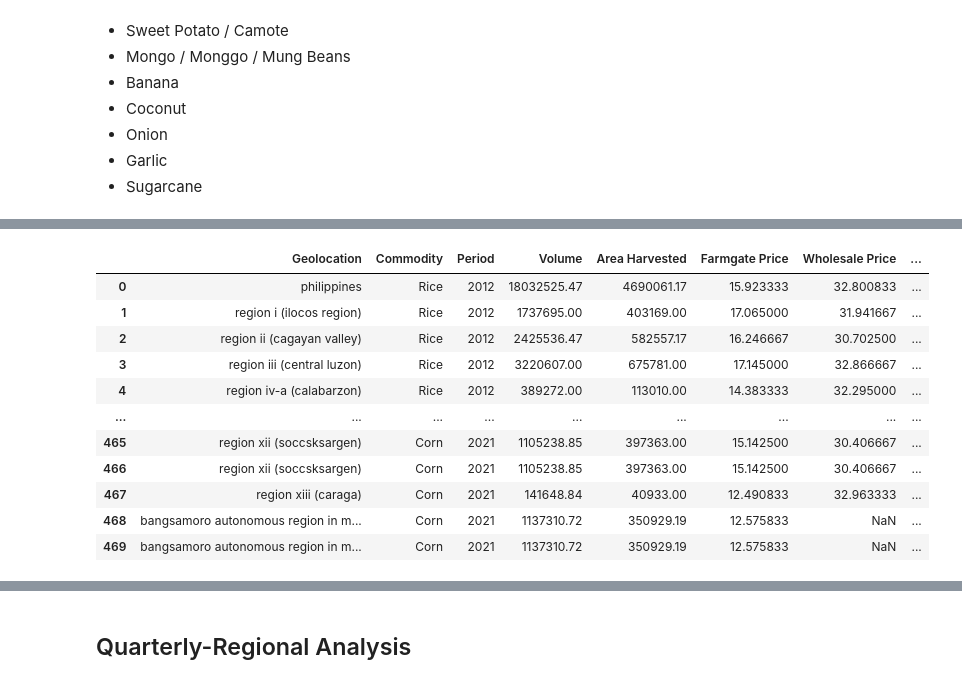
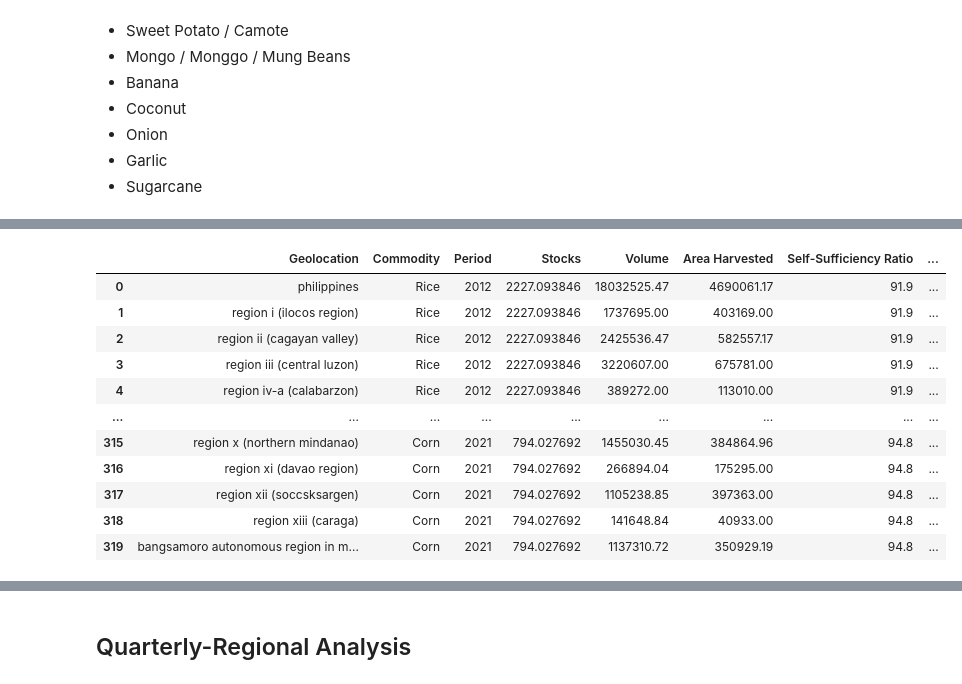
Before and after one commit to Bourbon-Rye/Baesian-Cropability, a Jupyter notebook: data_exploration.ipynb, the cells around one changed output, grey strips where cells are left out. Drawn from its saved outputs; the diff is of its cells as text; code cells hidden in the pictures.

```diff
--- a/data_exploration.ipynb
+++ b/data_exploration.ipynb
@@ -287,5 +313,6 @@ Annual-National and Annual-Regional analysis of the commodities Rice and Corn. O
 # %%
 # @title Annual megadataset for rice and corn
+# NOTE: Filter this during visualization and analysis to just Philippines or Regions
 def filter_period(df: pd.DataFrame, _type: str):
     if _type == "Annual":
         df = df.filter(regex="Commodity|Geolocation|Annual", axis=1)
@@ -302,7 +329,7 @@ df1 = preprocess_baesians_2(df1, {"Palay": "Rice", "Corn": "Corn"}, melt_value="
 # Farmgate Price of Rice and Corn
 df2 = pd.read_csv("datasets/prices/prices_farmgate-new-series_2010-2023.csv")
 df2 = get_annual_columns(df2, range(2012, 2024), 2)
-df2= preprocess_baesians_2(df2, {"Palay [Paddy] Other Variety, dry (conv. to 14% mc)": "Rice",
+df2 = preprocess_baesians_2(df2, {"Palay [Paddy] Other Variety, dry (conv. to 14% mc)": "Rice",
                                   "Corngrain [Maize] Yellow, matured": "Corn"}, melt_value="Farmgate Price")
 
 # Wholesale Price of Rice and Corn
@@ -325,43 +352,102 @@ df5 = preprocess_baesians_2(df5, {"Palay": "Rice", "Corn": "Corn"}, melt_value="
 # Consumer Price Index (All Income) per Region of Rice and Corn
 df6 = pd.read_csv("datasets/price-indices-2018-based/cpi_all-income-households-by-cg-with-backcasting_1994-2023.csv")
 df6 = get_annual_columns(df6, range(2012, 2024), 2)
 df6 = preprocess_baesians_2(df6, {"01.1.1.12 - Rice": "Rice",
                                   "01.1.1.16 - Corn": "Corn"}, melt_value="CPI All Income")
 
 # Consumer Price Index (Bottom 30) per Region of Rice and Corn
 df7 = pd.read_csv("datasets/price-indices-2018-based/cpi_bottom-30-by-cg-with-backcasting_2012-2017.csv")
 df7 = preprocess_baesians_2(df7, {"01.1.1.12 - Rice": "Rice", "01.1.1.16 - Corn": "Corn"}, melt_value=None)
 tdf = pd.read_csv("datasets/price-indices-2018-based/cpi_bottom-30-by-cg_2018-2023.csv")
 tdf = preprocess_baesians_2(tdf, {"01.1.1.12 - Rice": "Rice", "01.1.1.16 - Corn": "Corn"}, melt_value=None)
 df7 = pd.merge(df7, tdf, on=["Geolocation", "Commodity"])
 df7 = get_annual_columns(df7, range(2012, 2024), 2)
 df7 = preprocess_baesians_2(df7, {"Rice": "Rice", "Corn": "Corn"}, melt_value="CPI Bottom 30")
 
 # Costs and Returns per Region of Rice and Corn
 df8 = pd.read_csv("datasets/agricultural-indicators/costs-and-returns_rice-and-corn.csv", skiprows=1, na_values=[".."])
 df8 = df8[df8["Item"] == "NET RETURNS"]
 df8.drop("Item", axis=1, inplace=True)
 df8.rename({"Type": "Commodity"}, axis=1, inplace=True)
 df8 = preprocess_baesians_2(df8, {"All Palay": "Rice", "All Corn": "Corn"}, melt_value="Net Returns")
 df8 = df8[df8["Period"].str.contains("Average")]
 df8["Period"] = df8["Period"].apply(lambda x: x.split()[1])
 
+# National Inflation Rate
+df9 = pd.read_csv("datasets/statista_inflation-rate-in-the-philippines-2029.csv", dtype={"Period": object, "Inflation Rate": float})
+
+# NCR Retail Price Index on Food
+df10 = pd.read_csv("datasets/price-indices-2018-based/rpi-in-ncr_food-only_1998-2023.csv")
+df10 = get_annual_columns(df10, range(2010, 2024), 2)
+df10 = preprocess_baesians_2(df10, {"Food": "Food"}, melt_value="NCR RPI").drop(["Geolocation", "Commodity"], axis=1)
+
+# Agricultural Self-Sufficiency for Rice and Corn
+df11 = pd.read_csv("datasets/agricultural-indicators/agri-self-sufficiency-ratio.csv", skiprows=1)
+df11 = df11[(df11["Commodity"] == "Rice") | (df11["Commodity"] == "Corn")]
+df11 = df11.melt("Commodity", df11.columns[1:], "Period", "Self-Sufficiency Ratio")
+
+# Agricultural Import-Dependency for Rice and Corn
+df12 = pd.read_csv("datasets/agricultural-indicators/agri-import-dependency-ratio.csv", skiprows=1)
+df12 = df12[(df12["Commodity"] == "Rice") | (df12["Commodity"] == "Corn")]
+df12 = df12.melt("Commodity", df12.columns[1:], "Period", "Import-Dependency Ratio")
+
+# SU Gross Supply and UT Total Net Food Disposable for Rice and Corn
+# Explained here: https://openstat.psa.gov.ph/Metadata/2B5FSUA0
+df13 = pd.read_csv("datasets/agricultural-indicators/SUT_Rice and Corn.csv")
+df13 = df13.filter(regex="Commodity|Year|Gross|Food")
+df13.rename({"Year": "Period", "UT Total Net Food Disposable": "UT Consumable"}, axis=1, inplace=True)
+df13.Period = df13.Period.astype(str)
+
 # Merge all dfs into a single df
 # NOTE: Remove df8 or add more year data or commodities to increase number of samples
-dfs = [df1, df2, df3, df4, df5, df6, df7, df8]
+# NOTE: You may adjust here which dfs are included in the final df
+dfs = [df1, df2, df3, df4, df5, df6, df7, df8, df9, df10, df11, df12, df13]
 df = functools.reduce(lambda left, right: pd.merge(left, right), dfs)
 move_column(df, "Area Harvested", 4)
+move_column(df, "Self-Sufficiency Ratio", 5)
+move_column(df, "Import-Dependency Ratio", 6)
+move_column(df, "SU Gross Supply", 7)
+move_column(df, "UT Consumable", 8)
+
+# # Stocks of Rice (Annual)
+tdf1 = df_stocks.copy()
+tdf2 = df[["Commodity", "Period"]].copy()
+tdf2["Period"] = pd.to_numeric(tdf2["Period"])
+df.insert(3, "Stocks", pd.merge(tdf2, tdf1)["Stocks"])
+
+# Additional Datasets -------------------------------------
+# Uncomment the merge to include
+# Poverty Incidence per Region (only on 2015, 2018, 2021)
+df_poverty = pd.read_csv("datasets/poverty_incidence.csv", skiprows=1)
+df_poverty["Commodity"] = "Rice"
+df_poverty = preprocess_baesians_2(df_poverty, {"Rice": "Rice"}, melt_value="Poverty Incidence")
+df_poverty.drop("Commodity", axis=1, inplace=True)
+
+# df = pd.merge(df, df_poverty) # NOTE: Uncomment to include
+
+# Enrollment Rate per Region
+df_enrollment = pd.read_csv("datasets/enrollment.csv", na_values=[".."])
+df_enrollment["Geolocation"] = df["Geolocation"].str.lower().replace(region_short_to_short_long)
+df_enrollment = df_enrollment.filter(regex="Geolocation|Both Sexes")
+df_enrollment.rename(lambda x: x.split()[2] if "Both" in x else x, axis=1, inplace=True)
+df_enrollment = df_enrollment.melt(["Geolocation"], df_enrollment.columns[1:], "Period", "Enrollment Rate")
+
+# df = pd.merge(df, df_enrollment) # NOTE: Uncomment to include
+
+# Cleanup
+del dfs, df1, df2, df3, df4, df5, df6, df7, df8, df9, df10, df11, df12, df13
+
 df
 # %% [output]
-|  | Geolocation | Commodity | Period | Volume | Area Harvested | Farmgate Price | Wholesale Price | ... |
-| 0 | philippines | Rice | 2012 | 18032525.47 | 4690061.17 | 15.923333 | 32.800833 | ... |
-| 1 | region i (ilocos region) | Rice | 2012 | 1737695.00 | 403169.00 | 17.065000 | 31.941667 | ... |
-| 2 | region ii (cagayan valley) | Rice | 2012 | 2425536.47 | 582557.17 | 16.246667 | 30.702500 | ... |
-| 3 | region iii (central luzon) | Rice | 2012 | 3220607.00 | 675781.00 | 17.145000 | 32.866667 | ... |
-| 4 | region iv-a (calabarzon) | Rice | 2012 | 389272.00 | 113010.00 | 14.383333 | 32.295000 | ... |
+|  | Geolocation | Commodity | Period | Stocks | Volume | Area Harvested | Self-Sufficiency Ratio | ... |
+| 0 | philippines | Rice | 2012 | 2227.093846 | 18032525.47 | 4690061.17 | 91.9 | ... |
+| 1 | region i (ilocos region) | Rice | 2012 | 2227.093846 | 1737695.00 | 403169.00 | 91.9 | ... |
+| 2 | region ii (cagayan valley) | Rice | 2012 | 2227.093846 | 2425536.47 | 582557.17 | 91.9 | ... |
+| 3 | region iii (central luzon) | Rice | 2012 | 2227.093846 | 3220607.00 | 675781.00 | 91.9 | ... |
+| 4 | region iv-a (calabarzon) | Rice | 2012 | 2227.093846 | 389272.00 | 113010.00 | 91.9 | ... |
 | ... | ... | ... | ... | ... | ... | ... | ... | ... |
-| 465 | region xii (soccsksargen) | Corn | 2021 | 1105238.85 | 397363.00 | 15.142500 | 30.406667 | ... |
-| 466 | region xii (soccsksargen) | Corn | 2021 | 1105238.85 | 397363.00 | 15.142500 | 30.406667 | ... |
-| 467 | region xiii (caraga) | Corn | 2021 | 141648.84 | 40933.00 | 12.490833 | 32.963333 | ... |
-| 468 | bangsamoro autonomous region in m... | Corn | 2021 | 1137310.72 | 350929.19 | 12.575833 | NaN | ... |
-| 469 | bangsamoro autonomous region in m... | Corn | 2021 | 1137310.72 | 350929.19 | 12.575833 | NaN | ... |
+| 315 | region x (northern mindanao) | Corn | 2021 | 794.027692 | 1455030.45 | 384864.96 | 94.8 | ... |
+| 316 | region xi (davao region) | Corn | 2021 | 794.027692 | 266894.04 | 175295.00 | 94.8 | ... |
+| 317 | region xii (soccsksargen) | Corn | 2021 | 794.027692 | 1105238.85 | 397363.00 | 94.8 | ... |
+| 318 | region xiii (caraga) | Corn | 2021 | 794.027692 | 141648.84 | 40933.00 | 94.8 | ... |
+| 319 | bangsamoro autonomous region in m... | Corn | 2021 | 794.027692 | 1137310.72 | 350929.19 | 94.8 | ... |
```
Also changed, not shown: parts of 8 cells of this notebook, 29 other files.
